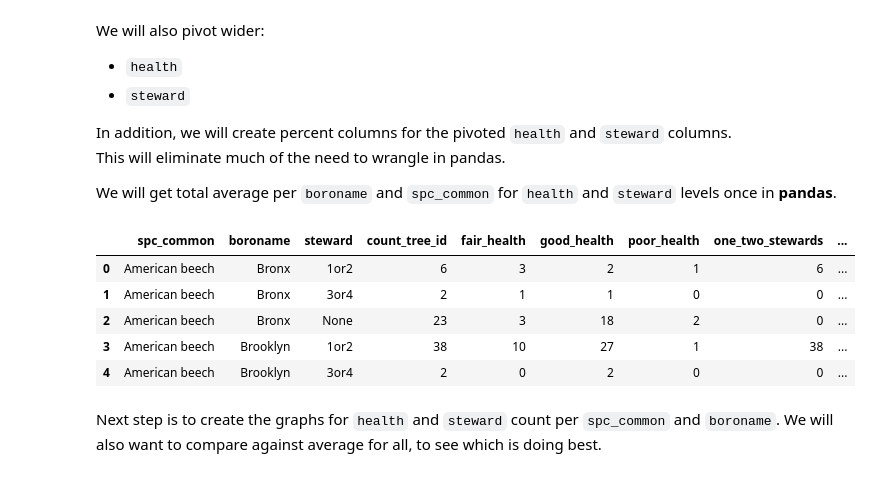
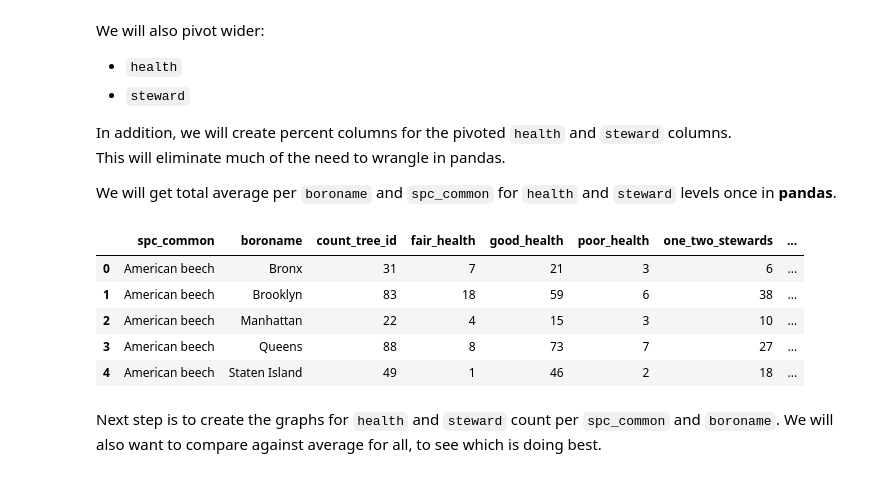
Before and after one commit to justinm0rgan/CUNY_DATA_608, a Jupyter notebook: module4/01_load_data_eda.ipynb, the cells around one changed output. Cells and saved outputs as stored; diff of their text form; code cells hidden in the pictures.

```diff
--- a/module4/01_load_data_eda.ipynb
+++ b/module4/01_load_data_eda.ipynb
@@ -108,30 +108,30 @@ This will eliminate much of the need to wrangle in pandas.
 We will get total average per `boroname` and `spc_common` for `health` and `steward` levels once in **pandas**.
 # %%
 soql_url = ('https://data.cityofnewyork.us/resource/nwxe-4ae8.json?' +\
-        '$select=coalesce(spc_common, "Unknown") as spc_common,boroname,steward,count(tree_id),\
+        '$select=coalesce(spc_common, "Unknown") as spc_common,boroname,count(tree_id),\
                 sum(case when health = "Fair" then 1 else 0 end) as fair_health,\
                 sum(case when health = "Good" then 1 else 0 end) as good_health,\
                 sum(case when health = "Poor" then 1 else 0 end) as poor_health,\
                 sum(case when steward = "1or2" then 1 else 0 end) as one_two_stewards,\
                 sum(case when steward = "3or4" then 1 else 0 end) as three_four_stewards,\
                 sum(case when steward = "4orMore" then 1 else 0 end) as four_or_more_stewards,\
                 round(100 * SUM(CASE WHEN health = "Poor" THEN 1 ELSE 0 END) / COUNT(tree_id),2) AS percent_poor_health,\
                 round(100 * SUM(CASE WHEN health = "Fair" THEN 1 ELSE 0 END) / COUNT(tree_id),2) AS percent_fair_health,\
                 round(100 * SUM(CASE WHEN health = "Good" THEN 1 ELSE 0 END) / COUNT(tree_id),2) AS percent_good_health,\
                 round(100 * SUM(CASE WHEN steward = "1or2" THEN 1 ELSE 0 END) / COUNT(tree_id),2) AS percent_one_two_stewards,\
                 round(100 * SUM(CASE WHEN steward = "3or4" THEN 1 ELSE 0 END) / COUNT(tree_id),2) AS percent_three_four_stewards,\
                 round(100 * SUM(CASE WHEN steward = "4orMore" THEN 1 ELSE 0 END) / COUNT(tree_id),2) AS percent_four_or_more_stewards' +\
-        '&$group=spc_common,boroname,steward').replace(' ', '%20')
+        '&$group=spc_common,boroname').replace(' ', '%20')
 soql_trees= pd.read_json(soql_url)
 
 soql_trees.head()
 # %% [output]
-|  | spc_common | boroname | steward | count_tree_id | fair_health | good_health | poor_health | one_two_stewards | ... |
-| 0 | American beech | Bronx | 1or2 | 6 | 3 | 2 | 1 | 6 | ... |
-| 1 | American beech | Bronx | 3or4 | 2 | 1 | 1 | 0 | 0 | ... |
-| 2 | American beech | Bronx | None | 23 | 3 | 18 | 2 | 0 | ... |
-| 3 | American beech | Brooklyn | 1or2 | 38 | 10 | 27 | 1 | 38 | ... |
-| 4 | American beech | Brooklyn | 3or4 | 2 | 0 | 2 | 0 | 0 | ... |
+|  | spc_common | boroname | count_tree_id | fair_health | good_health | poor_health | one_two_stewards | ... |
+| 0 | American beech | Bronx | 31 | 7 | 21 | 3 | 6 | ... |
+| 1 | American beech | Brooklyn | 83 | 18 | 59 | 6 | 38 | ... |
+| 2 | American beech | Manhattan | 22 | 4 | 15 | 3 | 10 | ... |
+| 3 | American beech | Queens | 88 | 8 | 73 | 7 | 27 | ... |
+| 4 | American beech | Staten Island | 49 | 1 | 46 | 2 | 18 | ... |
 # %% [markdown]
 Next step is to create the graphs for `health` and `steward` count per `spc_common` and `boroname`.
 We will also want to compare against average for all, to see which is doing best.
```
Also changed, not shown: parts of 4 cells of this notebook.
